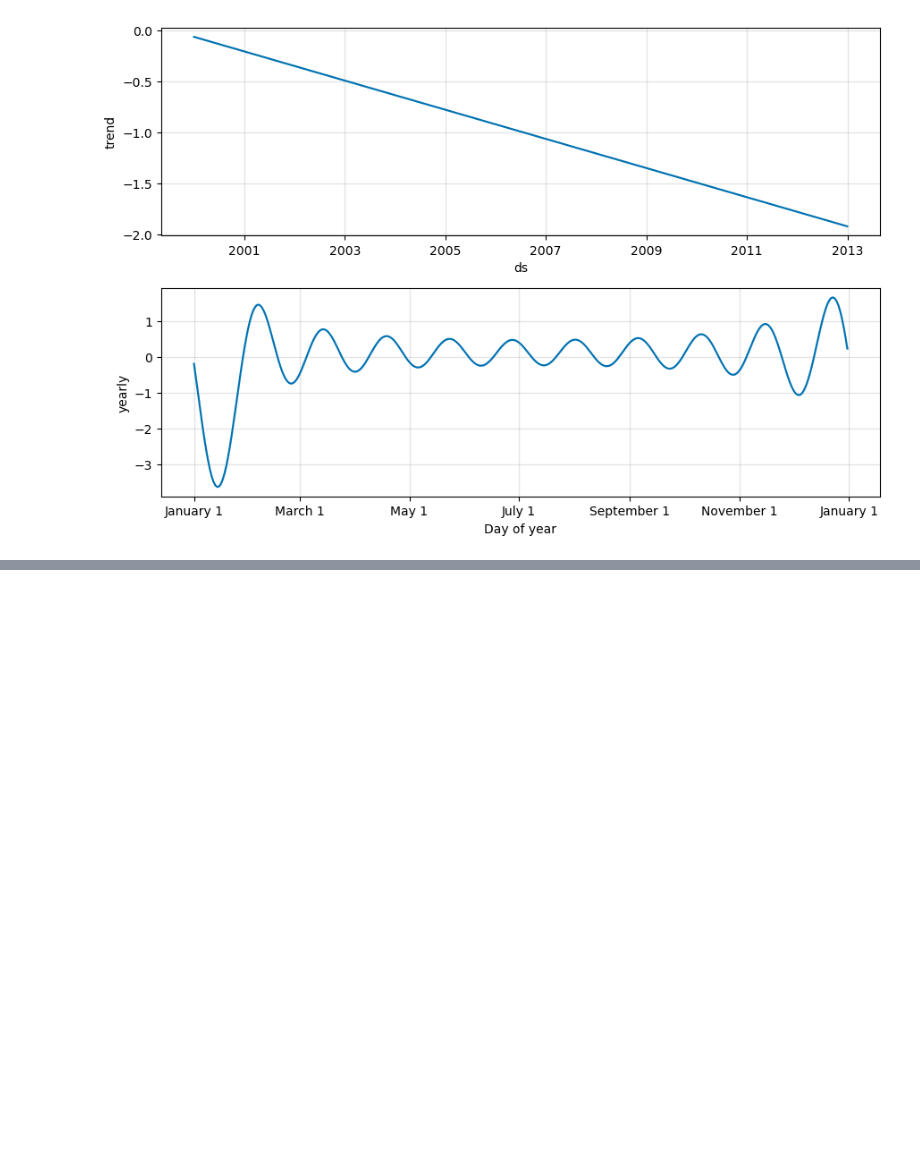
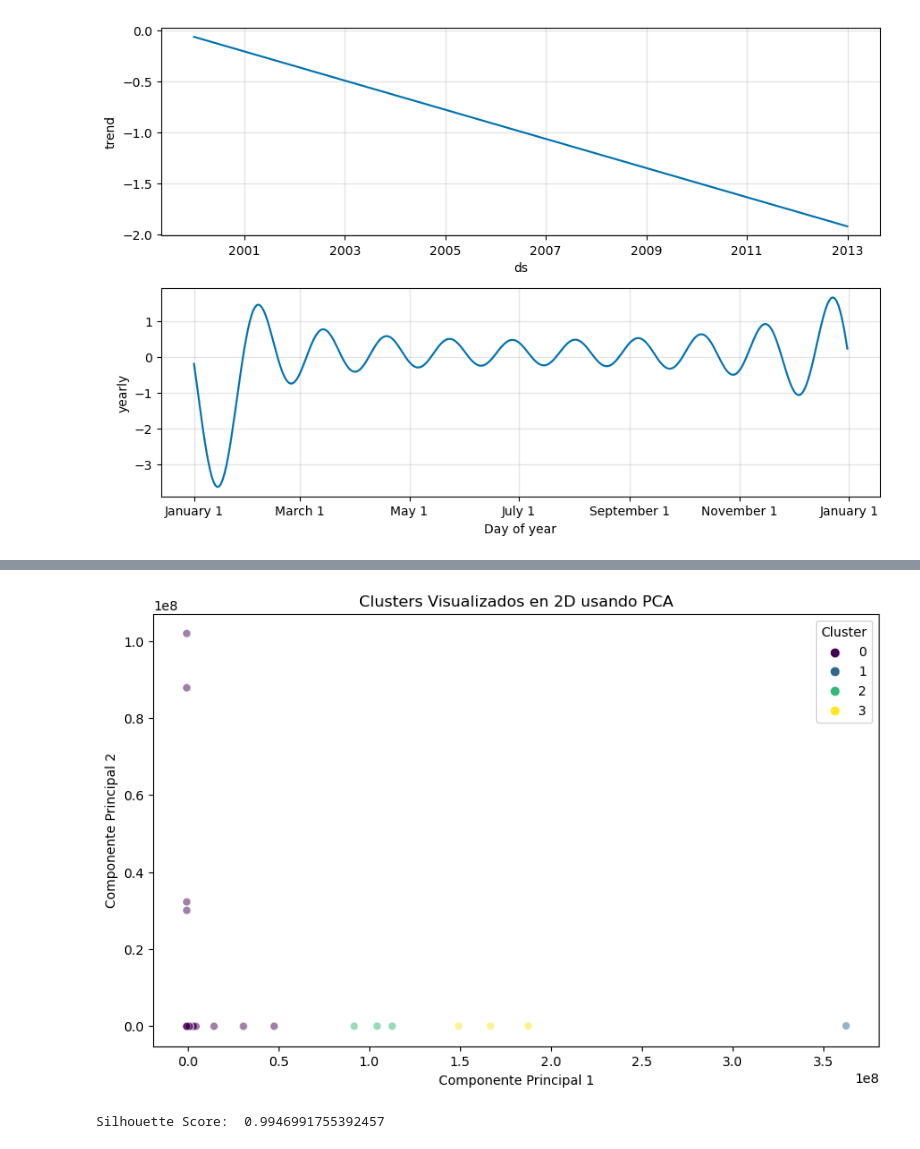
Before and after one commit to AlexV0611/kaggle, a Jupyter notebook: Financial_distress-Copy1.ipynb, the cells around one changed output, grey strips where cells are left out. Cells and saved outputs as stored; diff of their text form; code cells hidden in the pictures; blank space fills up the shorter version.

```diff
--- a/Financial_distress-Copy1.ipynb
+++ b/Financial_distress-Copy1.ipynb
@@ -829,0 +868,33 @@ fig2 = model.plot_components(forecast)
+# %%
+# Seleccionamos el número óptimo de clusters basado en el método del codo
+optimal_k = 4
+
+# Aplicamos K-Means
+kmeans = KMeans(n_clusters=optimal_k, random_state=42)
+clusters = kmeans.fit_predict(df_numeric)
+
+# Añadimos los clusters a los datos originales
+df['Cluster'] = clusters
+# %%
+from sklearn.decomposition import PCA
+
+# Reducimos la dimensionalidad a 2 componentes principales para visualización
+pca = PCA(n_components=2)
+X_pca = pca.fit_transform(df_numeric)
+
+plt.figure(figsize=(10, 6))
+sns.scatterplot(x=X_pca[:, 0], y=X_pca[:, 1], hue=clusters, palette='viridis', alpha=0.5)
+plt.title('Clusters Visualizados en 2D usando PCA')
+plt.xlabel('Componente Principal 1')
+plt.ylabel('Componente Principal 2')
+plt.legend(title='Cluster')
+plt.show()
+
+# Calculamos el silhouette score para evaluar la calidad del clustering
+from sklearn.metrics import silhouette_score
+
+sil_score = silhouette_score(df_numeric, clusters)
+print("Silhouette Score: ", sil_score)
+# %% [output]
+[figure, added]
+Silhouette Score:  0.9946991755392457
```
Also changed, not shown: parts of 6 cells of this notebook.
